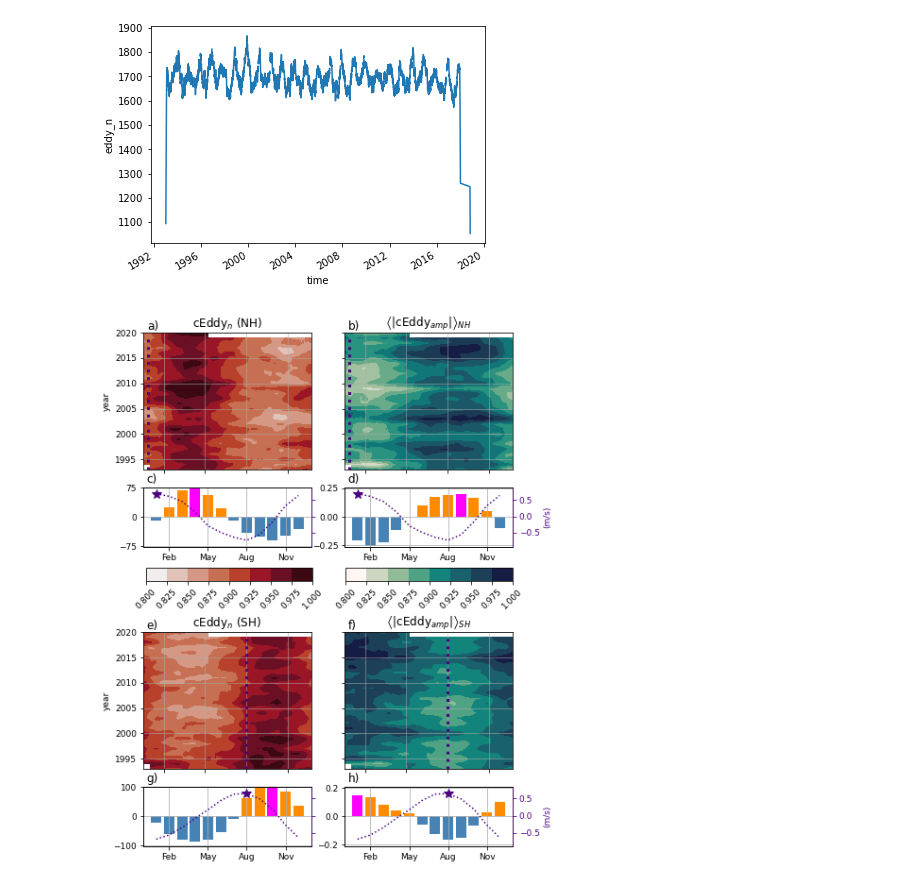
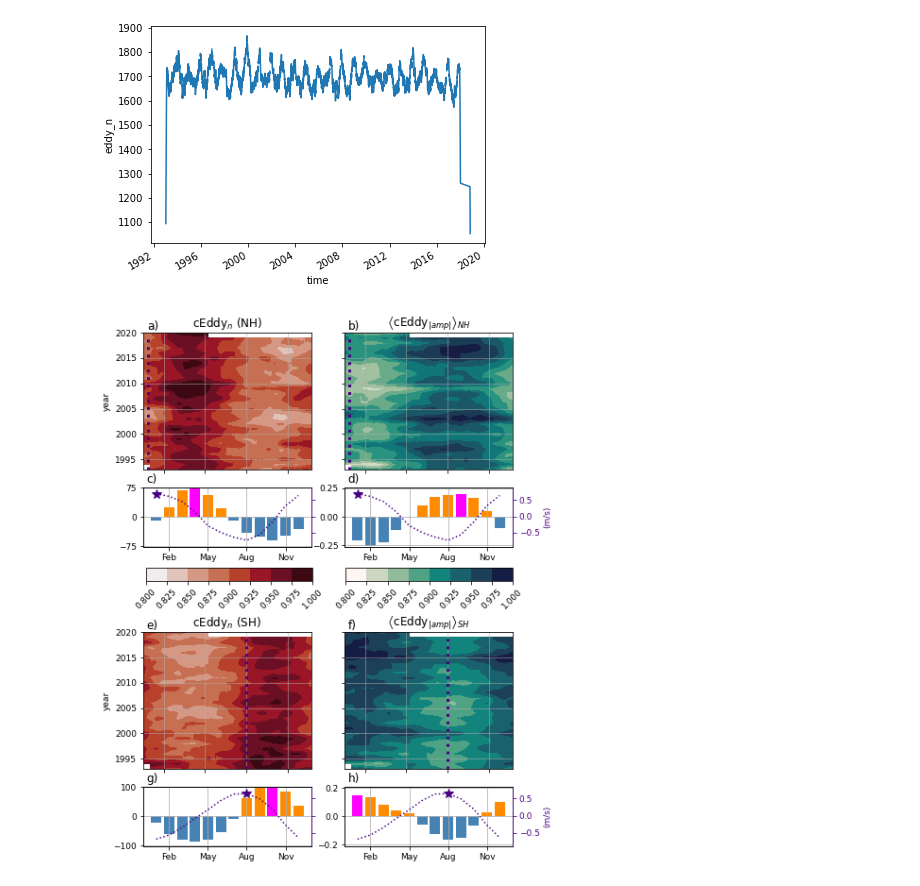
Before and after one commit to josuemtzmo/CEKE_climatology, a Jupyter notebook: figures/Figure_7_cyclic_eddy_props.ipynb, the cells around one changed output. Drawn from its saved outputs; the diff is of its cells as text; code cells hidden in the pictures.

```diff
--- a/figures/Figure_7_cyclic_eddy_props.ipynb
+++ b/figures/Figure_7_cyclic_eddy_props.ipynb
@@ -222,7 +222,7 @@ axs2.set_xticklabels([])
 axs2.set_xlabel('')
 axs2.set_ylabel('')
 
-axs2.set_title(r'$\left<|\mathrm{cEddy}_{amp}|\right>_{NH}$',y=1,fontsize=12)
+axs2.set_title(r'$\left<\mathrm{cEddy}_{|amp|}\right>_{NH}$',y=1,fontsize=12)
 # axs2.set_xticklabels(cbar_text[::-2], minor=False, rotation=45);
 # #################################################################
 axs3 = fig.add_subplot(grid_bottom_left[0:2])
@@ -279,7 +279,7 @@ axs4.set_xticklabels([])
 axs4.set_xlabel('')
 axs4.set_ylabel('')
 
-axs4.set_title(r'$\left<|\mathrm{cEddy}_{amp}|\right>_{SH}$',y=1,fontsize=12)
+axs4.set_title(r'$\left<\mathrm{cEddy}_{|amp|}\right>_{SH}$',y=1,fontsize=12)
 # axs4.set_xticklabels(cbar_text[::-2], minor=False, rotation=45);
 # #################################################################
 
@@ -408,31 +408,31 @@ axs8_t = axs8.twinx()
 wind_mag_plot = mean_wind_mag_year_sh_month-mean_wind_mag_year_sh_month.mean()
 axs8_t.plot(wind_mag_plot.month, wind_mag_plot.values, linestyle=':',  color=wind_color)
 max_value = wind_mag_plot.where(wind_mag_plot==wind_mag_plot.max())
 axs8_t.plot(max_value.month, max_value.values, marker='*', color=wind_color, zorder=10, markersize=10)
 axs8_t.set_ylim(wind_mag_plot.min()-0.2,wind_mag_plot.max()+0.2)
 
 axs8_t.set_ylabel('')
 axs8_t.set_xlabel('')
 # axs8_t.set_yticklabels([])
 # axs8_t.set_yticks([])
 axs8_t.spines['right'].set_color(wind_color)
 axs8_t.tick_params(axis='y', colors=wind_color)
 axs8_t.set_ylabel('(m/s)',color=wind_color)
 axs8.grid()
 axs8.set_xticks(np.arange(2,13,3))
 axs8.set_xticklabels(['Feb','May','Aug','Nov'],fontsize=fsize);
 ###############################################################
 
 axs1.text(0.02,1.02,r'a)',fontsize=12,transform=axs1.transAxes)
 axs2.text(0.02,1.02,r'b)',fontsize=12,transform=axs2.transAxes)
 axs3.text(0.02,1.02,r'e)',fontsize=12,transform=axs3.transAxes)
 axs4.text(0.02,1.02,r'f)',fontsize=12,transform=axs4.transAxes)
 axs5.text(0.02,1.08,r'c)',fontsize=12,transform=axs5.transAxes)
 axs6.text(0.02,1.08,r'd)',fontsize=12,transform=axs6.transAxes)
 axs7.text(0.02,1.08,r'g)',fontsize=12,transform=axs7.transAxes)
 axs8.text(0.02,1.08,r'h)',fontsize=12,transform=axs8.transAxes)
 
 ###############################################################
 plt.savefig('Figure_7_eddy_stats_time_plot.pdf',dpi=300,bbox_inches='tight')
 # %% [output]
-[figure, old version]
+[figure, new version]
```
Also changed, not shown: parts of 1 cell of this notebook, 25 other files.
